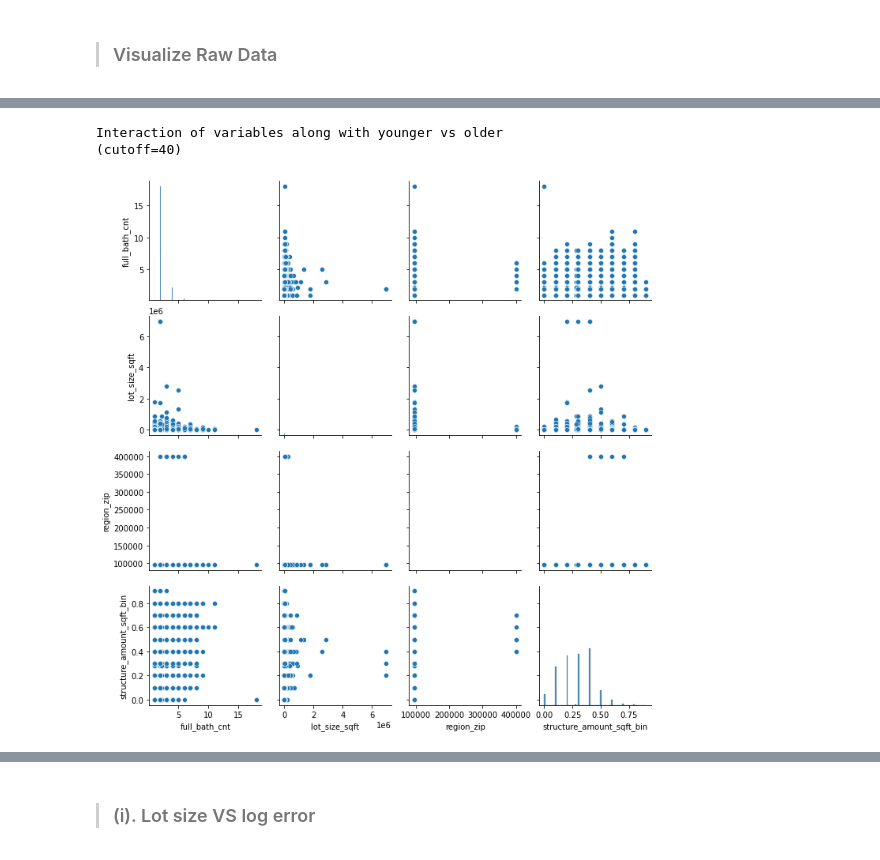
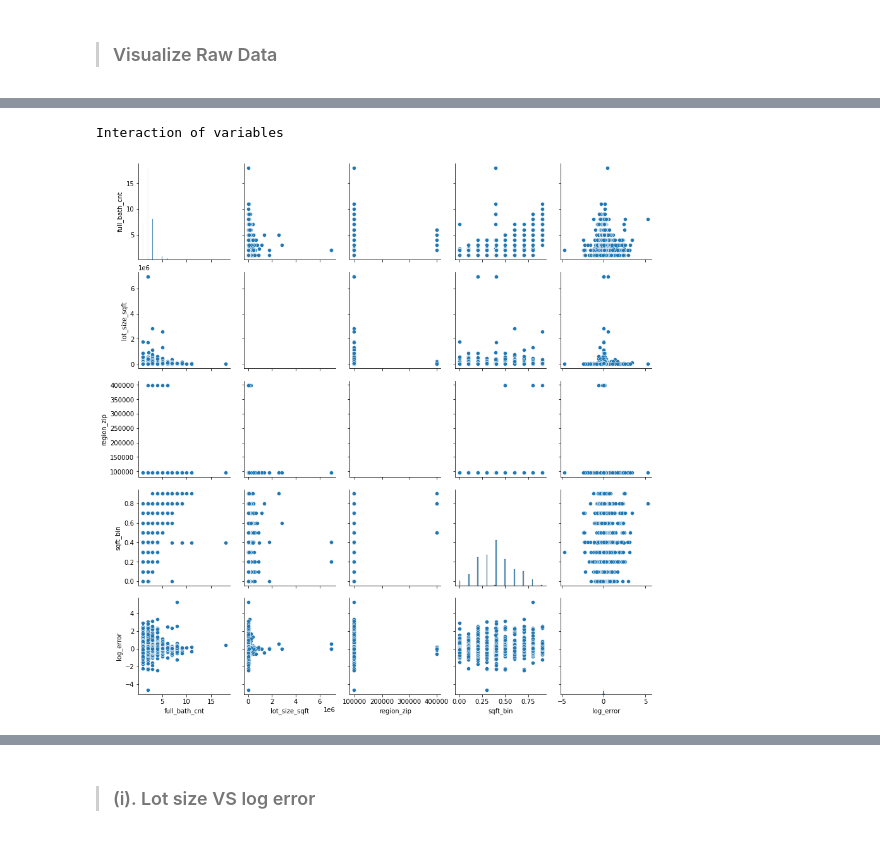
Before and after one commit to stephenkipkurui/cluster-project, a Jupyter notebook: clustering_final_report.ipynb, the cells around one changed output, grey strips where cells are left out. Drawn from its saved outputs; the diff is of its cells as text; code cells hidden in the pictures.

```diff
--- a/clustering_final_report.ipynb
+++ b/clustering_final_report.ipynb
@@ -211,8 +210,7 @@ Interaction of variables along with younger vs older
 # %%
-print("Interaction of variables along with younger vs older\n(cutoff=40)")
-sns.pairplot(train[['full_bath_cnt','lot_size_sqft','region_zip', 'structure_amount_sqft_bin']])
+print("Interaction of variables")
+sns.pairplot(train[['full_bath_cnt','lot_size_sqft','region_zip', 'sqft_bin', 'log_error']])
 plt.show()
 # %% [output]
-Interaction of variables along with younger vs older
-(cutoff=40)
+Interaction of variables
-[figure, old version]
+[figure, new version]
```
Also changed, not shown: parts of 57 cells of this notebook.
